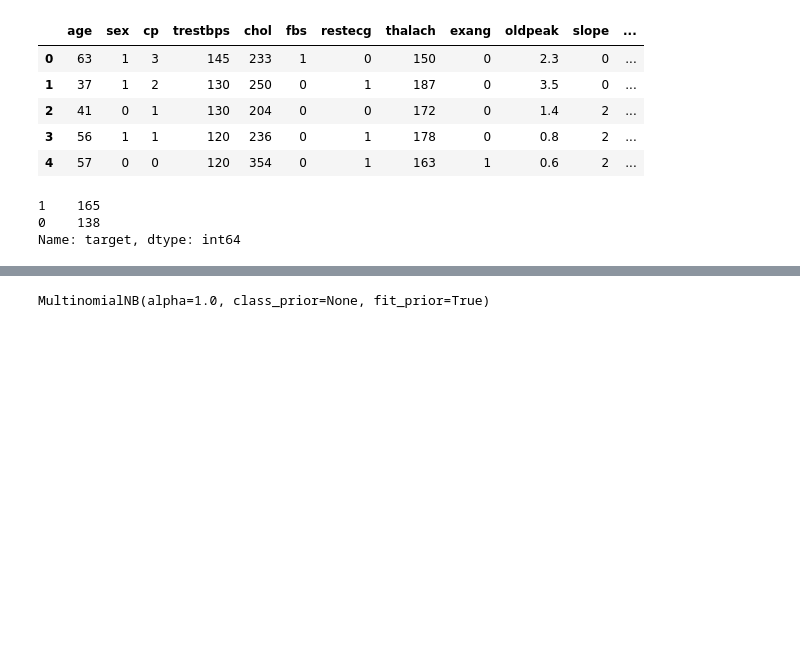
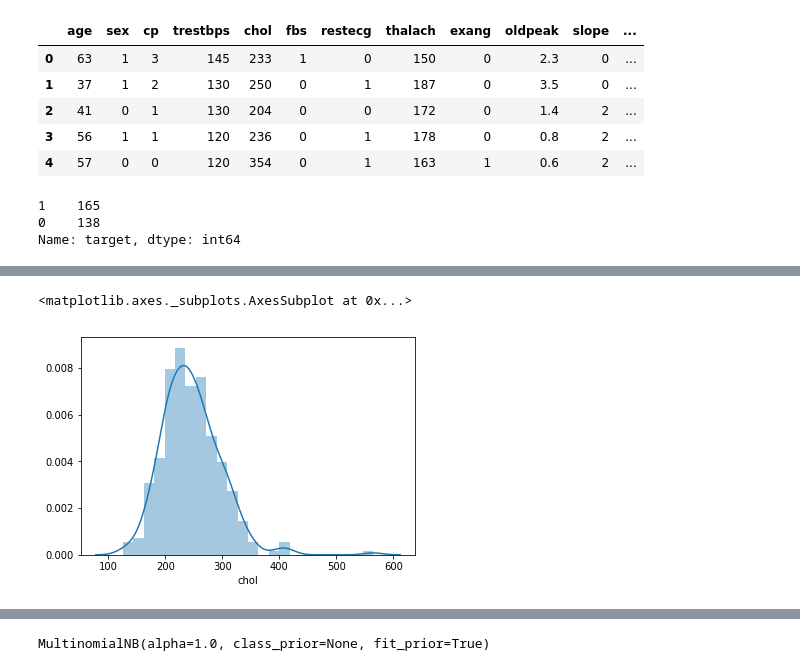
Before and after one commit to murilommen/heart-disease-uci, a Jupyter notebook: data_exploration.ipynb, the cells around one changed output, grey strips where cells are left out. Drawn from its saved outputs; the diff is of its cells as text; code cells hidden in the pictures; blank space fills up the shorter version.

```diff
--- a/data_exploration.ipynb
+++ b/data_exploration.ipynb
@@ -26,0 +28,5 @@ y = df.iloc[:,-1]
+# %%
+sns.distplot(df['chol'])
+# %% [output]
+<matplotlib.axes._subplots.AxesSubplot at 0x...>
+[figure, added]
```
Also changed, not shown: parts of 17 cells of this notebook.
